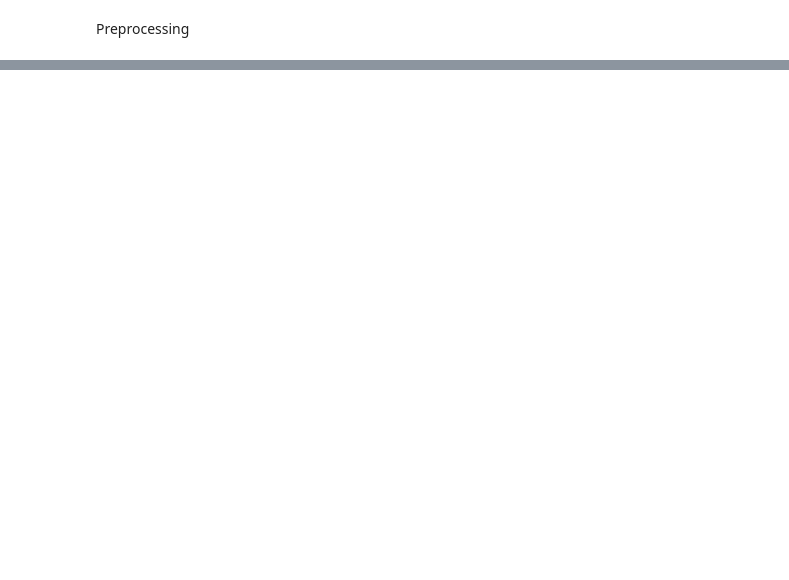
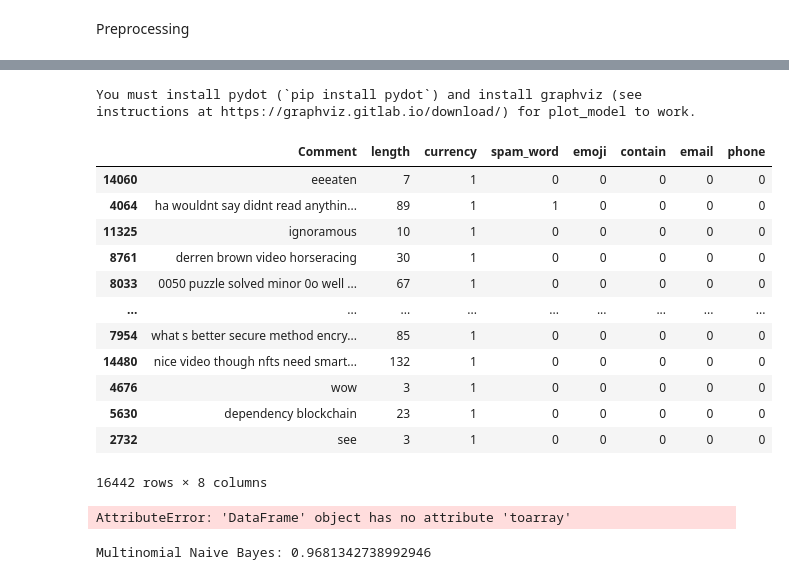
Before and after one commit to Brijeshkrishna/CyRadar, a Jupyter notebook: token.ipynb, the cells around one changed output, grey strips where cells are left out. Drawn from its saved outputs; the diff is of its cells as text; code cells hidden in the pictures; blank space fills up the shorter version.

```diff
--- a/token.ipynb
+++ b/token.ipynb
@@ -880,0 +203,38 @@ df["Comment"] = df["Comment"].map(lambda  text :  re.compile(r"🇦🇫|🇦🇱
+# %%
+from tensorflow.keras.utils import plot_model
+
+# Plot model
+plot_model(model, to_file='team_strength_model.png')
+
+# Display the image
+data = plt.imread('team_strength_model.png')
+plt.imshow(data);
+# %% [output]
+You must install pydot (`pip install pydot`) and install graphviz (see instructions at https://graphviz.gitlab.io/download/) for plot_model to work.
+# %%
+x_train
+# %% [output]
+|  | Comment | length | currency | spam_word | emoji | contain | email | phone |
+| 14060 | eeeaten | 7 | 1 | 0 | 0 | 0 | 0 | 0 |
+| 4064 | ha wouldnt say didnt read anythin... | 89 | 1 | 1 | 0 | 0 | 0 | 0 |
+| 11325 | ignoramous | 10 | 1 | 0 | 0 | 0 | 0 | 0 |
+| 8761 | derren brown video horseracing | 30 | 1 | 0 | 0 | 0 | 0 | 0 |
+| 8033 | 0050 puzzle solved minor 0o well ... | 67 | 1 | 0 | 0 | 0 | 0 | 0 |
+| ... | ... | ... | ... | ... | ... | ... | ... | ... |
+| 7954 | what s better secure method encry... | 85 | 1 | 0 | 0 | 0 | 0 | 0 |
+| 14480 | nice video though nfts need smart... | 132 | 1 | 0 | 0 | 0 | 0 | 0 |
+| 4676 | wow | 3 | 1 | 0 | 0 | 0 | 0 | 0 |
+| 5630 | dependency blockchain | 23 | 1 | 0 | 0 | 0 | 0 | 0 |
+| 2732 | see | 3 | 1 | 0 | 0 | 0 | 0 | 0 |
+16442 rows × 8 columns
+# %%
+model.fit(x_train,
+          y_train,
+          epochs=20,
+          batch_size=512,
+          validation_data=(x_val, y_val),
+          verbose=1,
+          callbacks=[keras.callbacks.EarlyStopping(monitor='val_loss', mode='min', verbose=1, patience=10)]
+)
+# %% [output]
+AttributeError: 'DataFrame' object has no attribute 'toarray'
@@ -880,0 +263,7 @@ df["Comment"] = df["Comment"].map(lambda  text :  re.compile(r"🇦🇫|🇦🇱
+# %%
+model=MultinomialNB()
+model.fit(x_train,y_train)
+y_preds=model.predict(x_val)
+print("Multinomial Naive Bayes:",accuracy_score(y_val,y_preds))
+# %% [output]
+Multinomial Naive Bayes: 0.9681342738992946
```
Also changed, not shown: parts of 27 cells of this notebook, 2 other files.
